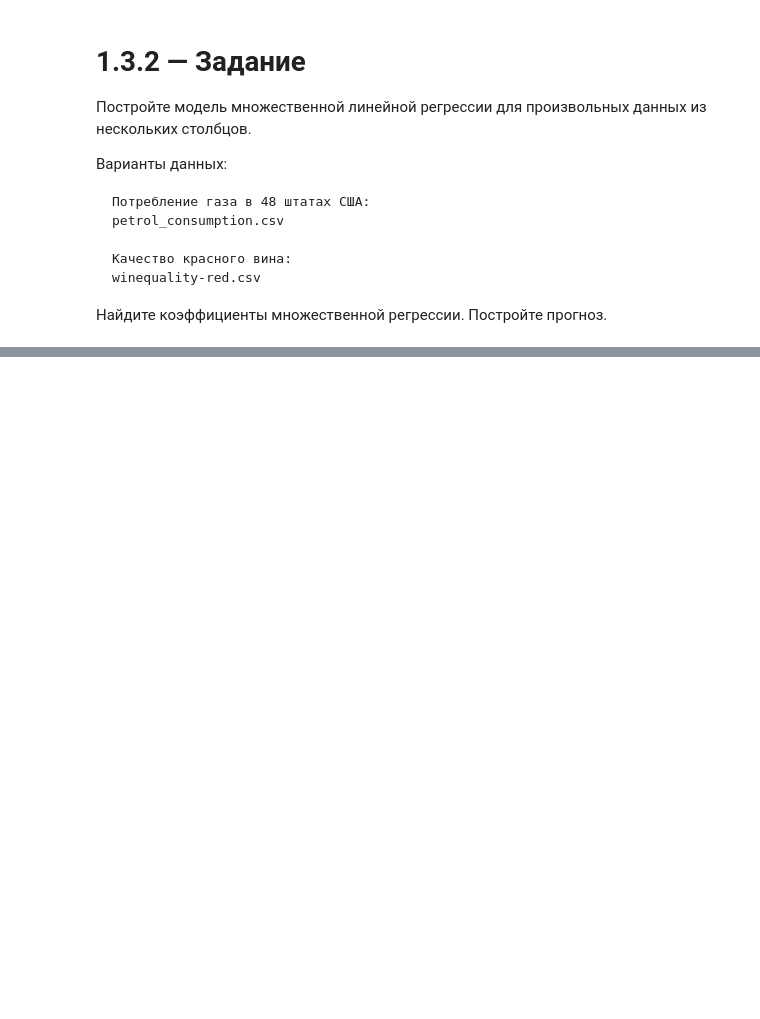
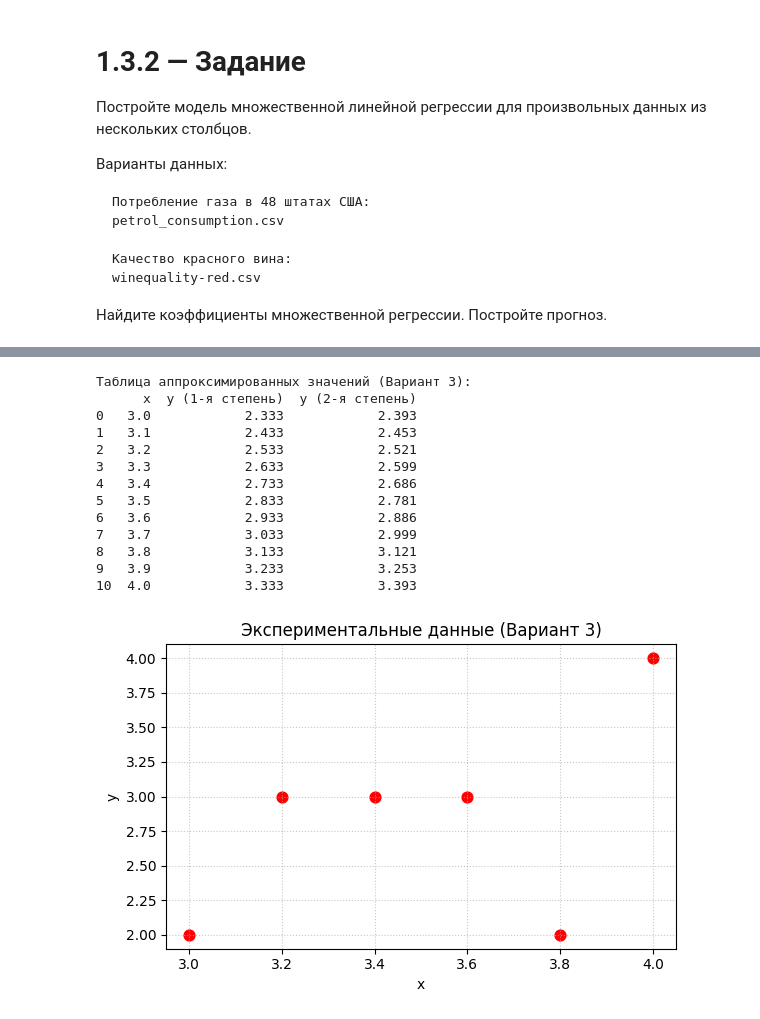
Before and after one commit to alx-ctf/university, a Jupyter notebook: homework_4.ipynb, the cells around one changed output, grey strips where cells are left out. Cells and saved outputs as stored; diff of their text form; code cells hidden in the pictures; blank space fills up the shorter version.

```diff
--- a/homework_4.ipynb
+++ b/homework_4.ipynb
@@ -211,0 +313,80 @@ print(f"\nПрогноз зарплаты при опыте 5.5 лет: ${predic
+# %%
+import numpy as np
+import matplotlib.pyplot as plt
+import pandas as pd
+
+# === Экспериментальные данные (Вариант 3) ===
+x_exp = np.array([3.0, 3.2, 3.4, 3.6, 3.8, 4.0])
+y_exp = np.array([2.0, 3.0, 3.0, 3.0, 2.0, 4.0])
+
+# === Аппроксимация полиномами 1-й и 2-й степени (метод наименьших квадратов) ===
+p1 = np.poly1d(np.polyfit(x_exp, y_exp, 1))  # линейная
+p2 = np.poly1d(np.polyfit(x_exp, y_exp, 2))  # квадратичная
+
+# === Таблица значений (с шагом 0.1 в диапазоне от 3.0 до 4.0) ===
+x_table = np.arange(3.0, 4.01, 0.1)
+table = pd.DataFrame({
+    'x': x_table,
+    'y (1-я степень)': p1(x_table),
+    'y (2-я степень)': p2(x_table)
+})
+
+print("Таблица аппроксимированных значений (Вариант 3):")
+print(table.round(3))
+
+# === Графики (каждый — отдельно, как в примерах тетради) ===
+
+# Исходные данные
+plt.figure(figsize=(6, 4))
+plt.scatter(x_exp, y_exp, color='red', s=60)
+plt.title('Экспериментальные данные (Вариант 3)')
+plt.xlabel('x'); plt.ylabel('y')
+plt.grid(True, linestyle=':', alpha=0.7)
+plt.tight_layout()
+plt.show()
+
+# Полином 1-й степени
+x_plot = np.linspace(2.8, 4.2, 200)
+plt.figure(figsize=(6, 4))
+plt.scatter(x_exp, y_exp, color='red', label='Эксперимент')
+plt.plot(x_plot, p1(x_plot), '--', color='blue', label='Полином 1-й степени')
+plt.title('Аппроксимация полиномом 1-й степени (Вариант 3)')
+plt.xlabel('x'); plt.ylabel('y')
+plt.legend(); plt.grid(True, linestyle=':', alpha=0.7)
+plt.tight_layout()
+plt.show()
+
+# Полином 2-й степени
+plt.figure(figsize=(6, 4))
+plt.scatter(x_exp, y_exp, color='red', label='Эксперимент')
+plt.plot(x_plot, p2(x_plot), '-', color='green', label='Полином 2-й степени')
+plt.title('Аппроксимация полиномом 2-й степени (Вариант 3)')
+plt.xlabel('x'); plt.ylabel('y')
+plt.legend(); plt.grid(True, linestyle=':', alpha=0.7)
+plt.tight_layout()
+plt.show()
+
+# === Вывод коэффициентов ===
+print("\nКоэффициенты полинома 1-й степени (y = b0 + b1*x):")
+print(f"  b1 (наклон) = {p1.coefficients[0]:.4f}")
+print(f"  b0 (сдвиг)  = {p1.coefficients[1]:.4f}")
+
+print("\nКоэффициенты полинома 2-й степени (y = b0 + b1*x + b2*x^2):")
+print(f"  b2 = {p2.coefficients[0]:.4f}")
+print(f"  b1 = {p2.coefficients[1]:.4f}")
+print(f"  b0 = {p2.coefficients[2]:.4f}")
+# %% [output]
+Таблица аппроксимированных значений (Вариант 3):
+      x  y (1-я степень)  y (2-я степень)
+0   3.0            2.333            2.393
+1   3.1            2.433            2.453
+2   3.2            2.533            2.521
+3   3.3            2.633            2.599
+4   3.4            2.733            2.686
+5   3.5            2.833            2.781
+6   3.6            2.933            2.886
+7   3.7            3.033            2.999
+8   3.8            3.133            3.121
+9   3.9            3.233            3.253
+10  4.0            3.333            3.393
+[figure, added]
```
Also changed, not shown: parts of 8 cells of this notebook, 1 other file.
